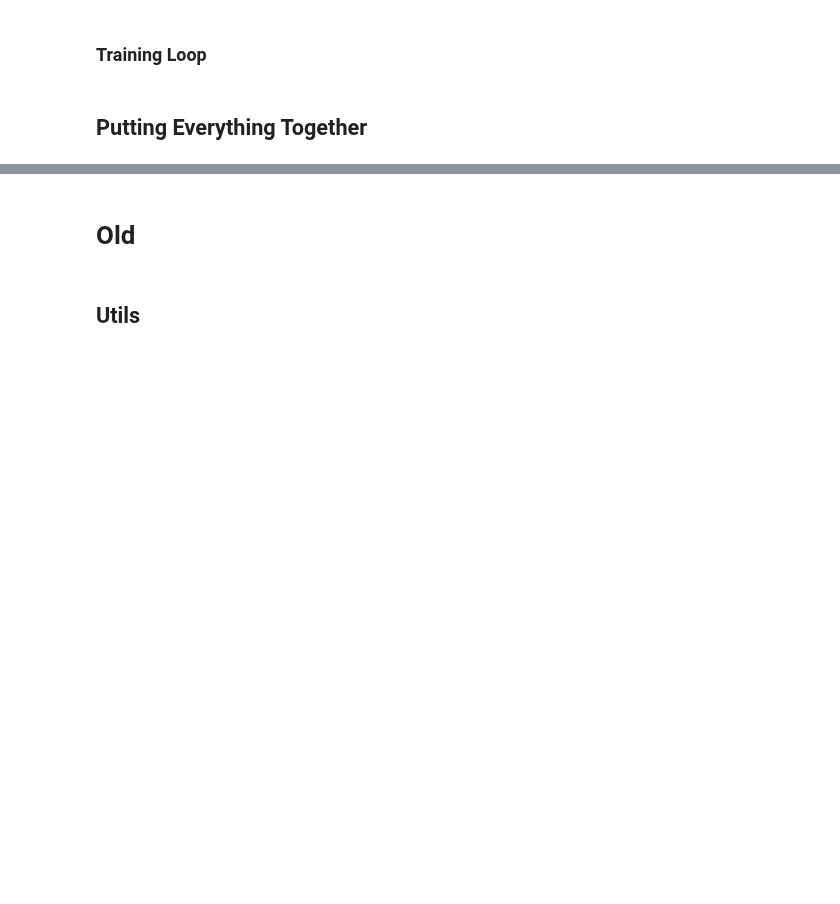
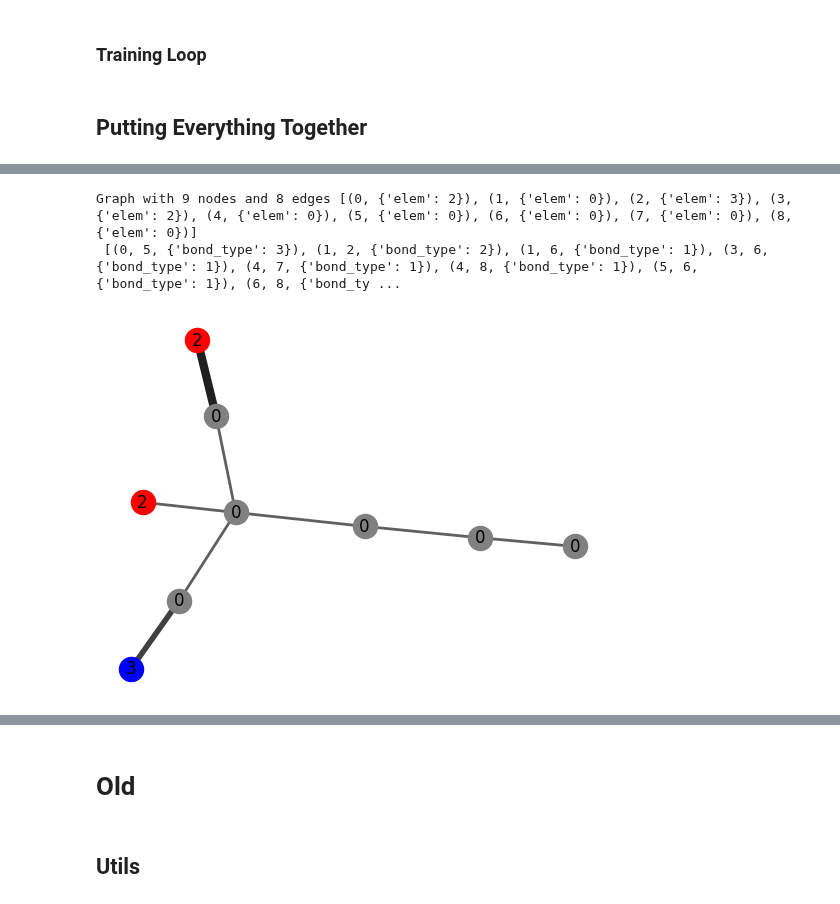
Before and after one commit to gerritgr/Alia, a Jupyter notebook: AliaMolecule_Adversarially_Guided_Diffusion.ipynb, the cells around one changed output, grey strips where cells are left out. Saved outputs shown, nothing was run; the diff lists cells and outputs as text; code cells hidden in the pictures; blank space fills up the shorter version.

```diff
--- a/AliaMolecule_Adversarially_Guided_Diffusion.ipynb
+++ b/AliaMolecule_Adversarially_Guided_Diffusion.ipynb
@@ -493,0 +523,36 @@ from 1751 to 3400
+# %%
+def overwrite_with_noise(g):
+  g.x_old = g.x.clone()
+  mask = torch.concat((torch.tensor([False]*g.x_old.shape[0], device=DEVICE).view(-1,1), g.x_old[:,1:]>-0.5), dim=1)
+  g.x[mask] = torch.randn_like(g.x[mask])
+  return g
+# %%
+@torch.inference_mode()
+def generate_examples(model, dataset_train, num=100):
+  # Setup
+  print("generate samples batched")
+  model.eval()
+  dataset_train_start = list()
+  while len(dataset_train_start) < num:
+    g = dataset_train[random.sample(range(len(dataset_train)),1)[0]]
+    dataset_train_start.append(g.clone().to(DEVICE))
+    g = dataset_train_start[-1]
+  assert(len(dataset_train_start) == num)
+  dataloader = DataLoader(dataset_train_start, batch_size = num)
+
+  # Inference
+  for g in dataloader:
+    g = g.to(DEVICE)
+    print("load g", g, g.batch)
+    g = overwrite_with_noise(g)
+    for i in tqdm(range(TIMESTEPS)):
+      t = int(TIMESTEPS-i-1)
+      x_with_less_noise = denoise_one_step(model, g, i)
+      g.x = x_with_less_noise
+
+    graph_list = g.to_data_list()
+
+    print("generated graphs ", graph_list)
+    return graph_list
+# %%
+graphs = generate_examples(model_base, dataset_base, num=100)
@@ -493,0 +563,13 @@ from 1751 to 3400
+# %%
+g = graphs[6]
+g.x
+
+from Alia.smiles_to_pyg.molecule_load_and_convert import *
+
+g_nx = pyg_to_reduced_nx(g)
+print(g_nx, g_nx.nodes(data=True), '\n',g_nx.edges(data=True))
+draw_nx_graph(g_nx)
+# %% [output]
+Graph with 9 nodes and 8 edges [(0, {'elem': 2}), (1, {'elem': 0}), (2, {'elem': 3}), (3, {'elem': 2}), (4, {'elem': 0}), (5, {'elem': 0}), (6, {'elem': 0}), (7, {'elem': 0}), (8, {'elem': 0})]
+ [(0, 5, {'bond_type': 3}), (1, 2, {'bond_type': 2}), (1, 6, {'bond_type': 1}), (3, 6, {'bond_type': 1}), (4, 7, {'bond_type': 1}), (4, 8, {'bond_type': 1}), (5, 6, {'bond_type': 1}), (6, 8, {'bond_ty ...
+[figure, added]
```
Also changed, not shown: parts of 8 cells of this notebook.
